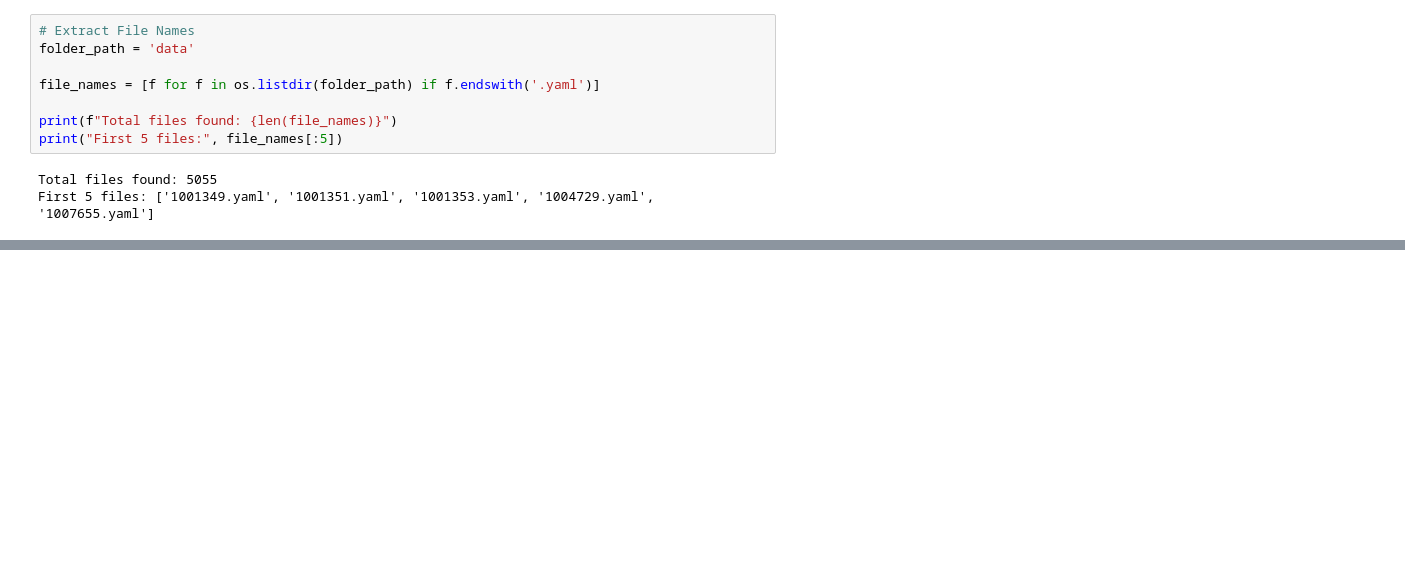
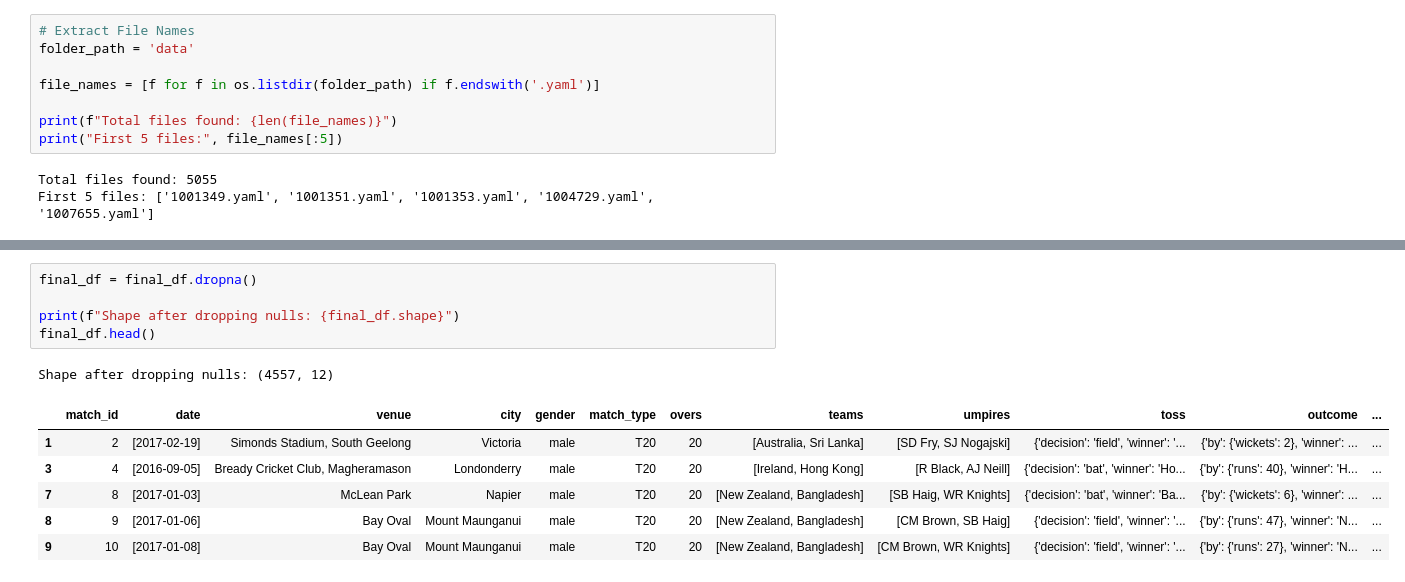
Before and after one commit to SanjaraT/WorldCup-Score-Predictor-ML-Model, a Jupyter notebook: ml_model.ipynb, the cells around one changed output, grey strips where cells are left out. Saved outputs shown, nothing was run; the diff lists cells and outputs as text; blank space fills up the shorter version.

```diff
--- a/ml_model.ipynb
+++ b/ml_model.ipynb
@@ -40,0 +139,13 @@ NameError: name 'final_df' is not defined
+# %%
+final_df = final_df.dropna()
+
+print(f"Shape after dropping nulls: {final_df.shape}")
+final_df.head()
+# %% [output]
+Shape after dropping nulls: (4557, 12)
+|  | match_id | date | venue | city | gender | match_type | overs | teams | umpires | toss | outcome | ... |
+| 1 | 2 | [2017-02-19] | Simonds Stadium, South Geelong | Victoria | male | T20 | 20 | [Australia, Sri Lanka] | [SD Fry, SJ Nogajski] | {'decision': 'field', 'winner': '... | {'by': {'wickets': 2}, 'winner': ... | ... |
+| 3 | 4 | [2016-09-05] | Bready Cricket Club, Magheramason | Londonderry | male | T20 | 20 | [Ireland, Hong Kong] | [R Black, AJ Neill] | {'decision': 'bat', 'winner': 'Ho... | {'by': {'runs': 40}, 'winner': 'H... | ... |
+| 7 | 8 | [2017-01-03] | McLean Park | Napier | male | T20 | 20 | [New Zealand, Bangladesh] | [SB Haig, WR Knights] | {'decision': 'bat', 'winner': 'Ba... | {'by': {'wickets': 6}, 'winner': ... | ... |
+| 8 | 9 | [2017-01-06] | Bay Oval | Mount Maunganui | male | T20 | 20 | [New Zealand, Bangladesh] | [CM Brown, SB Haig] | {'decision': 'field', 'winner': '... | {'by': {'runs': 47}, 'winner': 'N... | ... |
+| 9 | 10 | [2017-01-08] | Bay Oval | Mount Maunganui | male | T20 | 20 | [New Zealand, Bangladesh] | [CM Brown, WR Knights] | {'decision': 'field', 'winner': '... | {'by': {'runs': 27}, 'winner': 'N... | ... |
```
Also changed, not shown: parts of 10 cells of this notebook.
